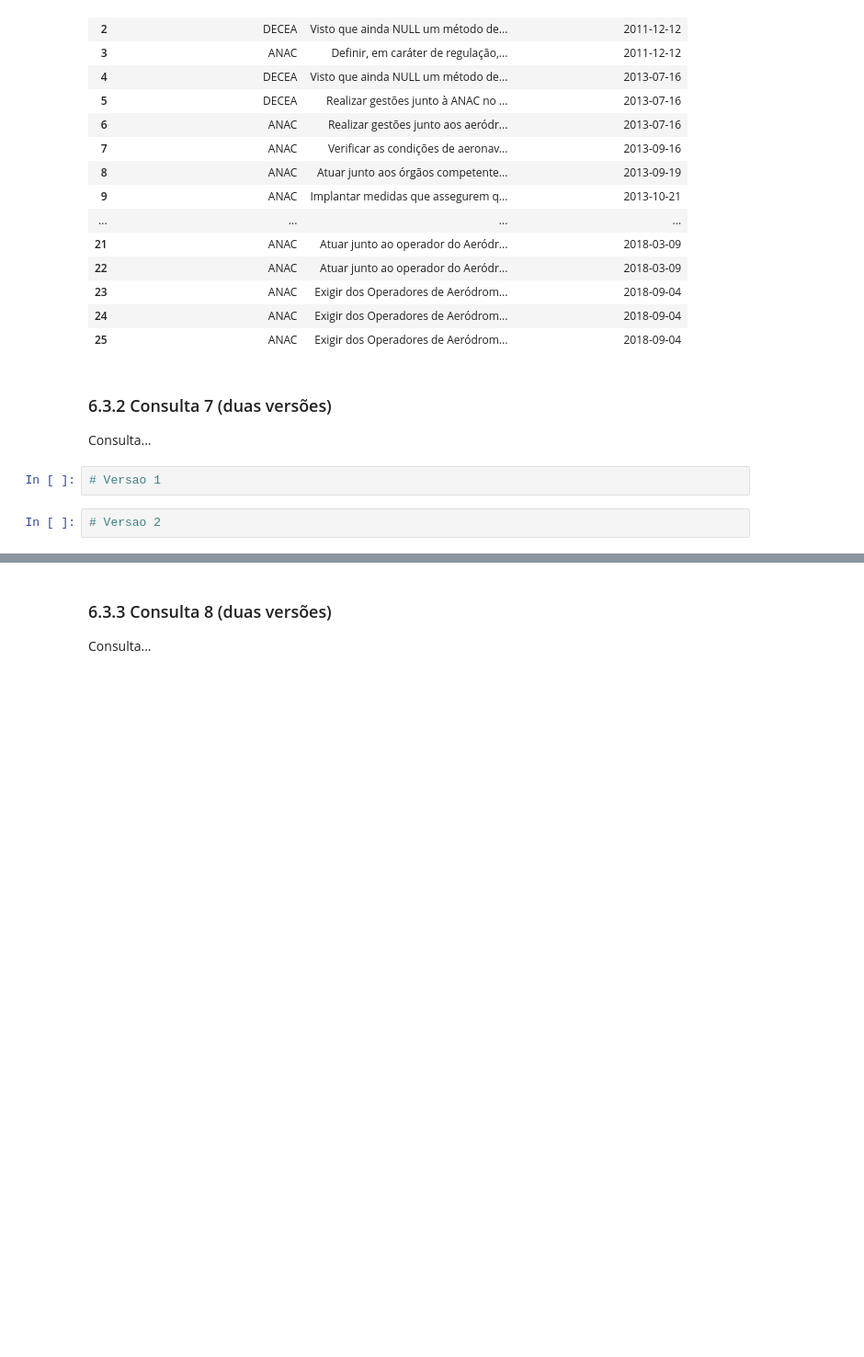
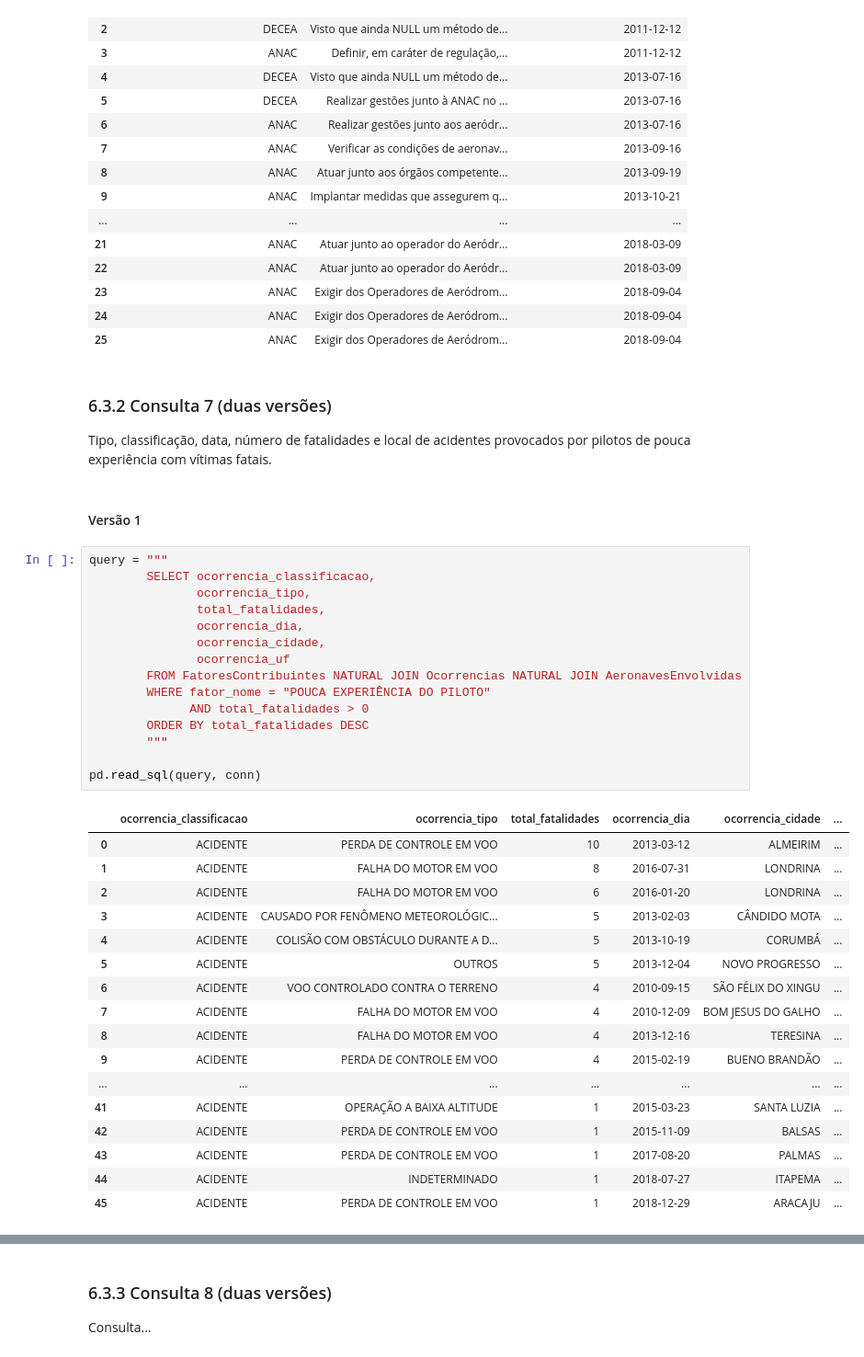
Before and after one commit to otavio-silva/IBD-TP2, a Jupyter notebook: code/TrabalhoPratico02.ipynb, the cells around one changed output, grey strips where cells are left out. Shown: that part at 92% size. Drawn from its saved outputs; the diff is of its cells as text; blank space fills up the shorter version.

Commit message:
Nova consulta: Tipo, classificação, data, número de fatalidades e local de acidentes provocados por pilotos de pouca experiência com vítimas fatais.

```diff
--- a/code/TrabalhoPratico02.ipynb
+++ b/code/TrabalhoPratico02.ipynb
@@ -656,10 +656,41 @@ pd.read_sql(query, conn)
 | 23 | ANAC | Exigir dos Operadores de Aeródrom... | 2018-09-04 |
 | 24 | ANAC | Exigir dos Operadores de Aeródrom... | 2018-09-04 |
 | 25 | ANAC | Exigir dos Operadores de Aeródrom... | 2018-09-04 |
-# %% [markdown]
-### 6.3.2 Consulta 7 (duas versões)
-Consulta...
-# %%
-# Versao 1
-# %%
-# Versao 2
+# %% [markdown]
+### 6.3.2 Consulta 7 (duas versões)
+Tipo, classificação, data, número de fatalidades e local de acidentes provocados por pilotos de pouca experiência com vítimas fatais.
+# %% [markdown]
+#### Versão 1
+# %%
+query = """
+        SELECT ocorrencia_classificacao,
+               ocorrencia_tipo,
+               total_fatalidades,
+               ocorrencia_dia,
+               ocorrencia_cidade,
+               ocorrencia_uf
+        FROM FatoresContribuintes NATURAL JOIN Ocorrencias NATURAL JOIN AeronavesEnvolvidas
+        WHERE fator_nome = "POUCA EXPERIÊNCIA DO PILOTO"
+              AND total_fatalidades > 0
+        ORDER BY total_fatalidades DESC
+        """
+
+pd.read_sql(query, conn)
+# %% [output]
+|  | ocorrencia_classificacao | ocorrencia_tipo | total_fatalidades | ocorrencia_dia | ocorrencia_cidade | ... |
+| 0 | ACIDENTE | PERDA DE CONTROLE EM VOO | 10 | 2013-03-12 | ALMEIRIM | ... |
+| 1 | ACIDENTE | FALHA DO MOTOR EM VOO | 8 | 2016-07-31 | LONDRINA | ... |
+| 2 | ACIDENTE | FALHA DO MOTOR EM VOO | 6 | 2016-01-20 | LONDRINA | ... |
+| 3 | ACIDENTE | CAUSADO POR FENÔMENO METEOROLÓGIC... | 5 | 2013-02-03 | CÂNDIDO MOTA | ... |
+| 4 | ACIDENTE | COLISÃO COM OBSTÁCULO DURANTE A D... | 5 | 2013-10-19 | CORUMBÁ | ... |
+| 5 | ACIDENTE | OUTROS | 5 | 2013-12-04 | NOVO PROGRESSO | ... |
+| 6 | ACIDENTE | VOO CONTROLADO CONTRA O TERRENO | 4 | 2010-09-15 | SÃO FÉLIX DO XINGU | ... |
+| 7 | ACIDENTE | FALHA DO MOTOR EM VOO | 4 | 2010-12-09 | BOM JESUS DO GALHO | ... |
+| 8 | ACIDENTE | FALHA DO MOTOR EM VOO | 4 | 2013-12-16 | TERESINA | ... |
+| 9 | ACIDENTE | PERDA DE CONTROLE EM VOO | 4 | 2015-02-19 | BUENO BRANDÃO | ... |
+| ... | ... | ... | ... | ... | ... | ... |
+| 41 | ACIDENTE | OPERAÇÃO A BAIXA ALTITUDE | 1 | 2015-03-23 | SANTA LUZIA | ... |
+| 42 | ACIDENTE | PERDA DE CONTROLE EM VOO | 1 | 2015-11-09 | BALSAS | ... |
+| 43 | ACIDENTE | PERDA DE CONTROLE EM VOO | 1 | 2017-08-20 | PALMAS | ... |
+| 44 | ACIDENTE | INDETERMINADO | 1 | 2018-07-27 | ITAPEMA | ... |
+| 45 | ACIDENTE | PERDA DE CONTROLE EM VOO | 1 | 2018-12-29 | ARACAJU | ... |
```
Also changed, not shown: parts of 2 cells of this notebook.
